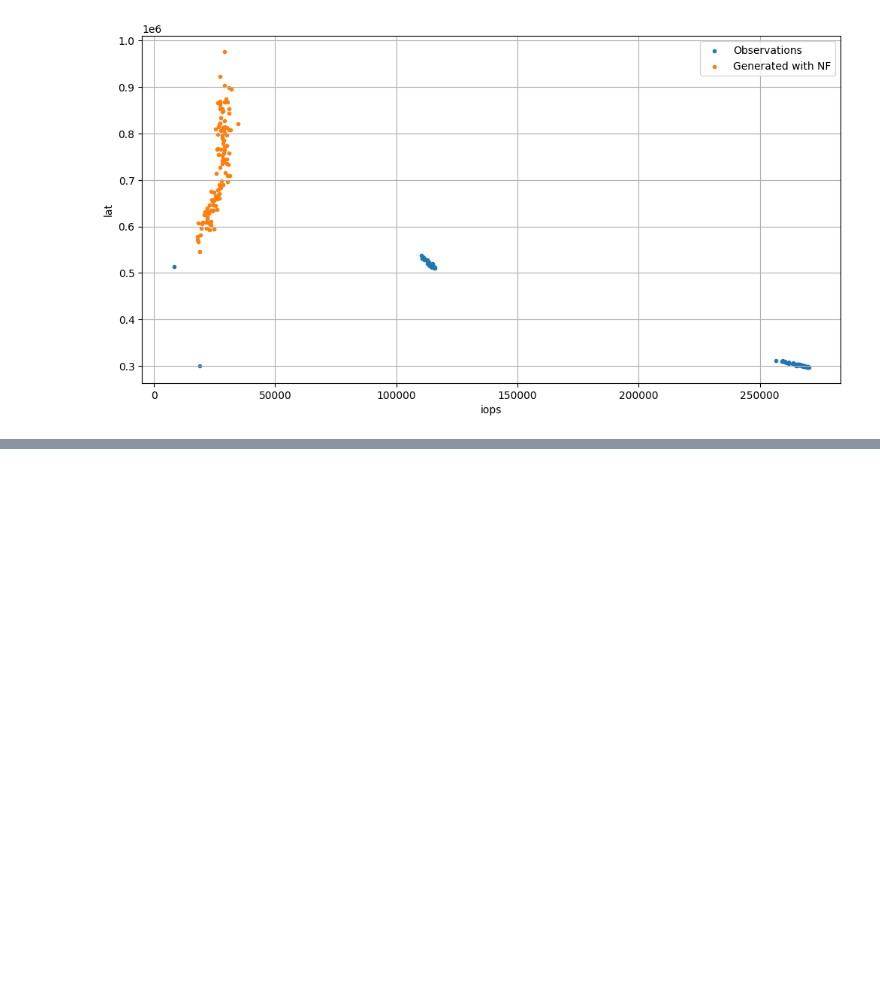
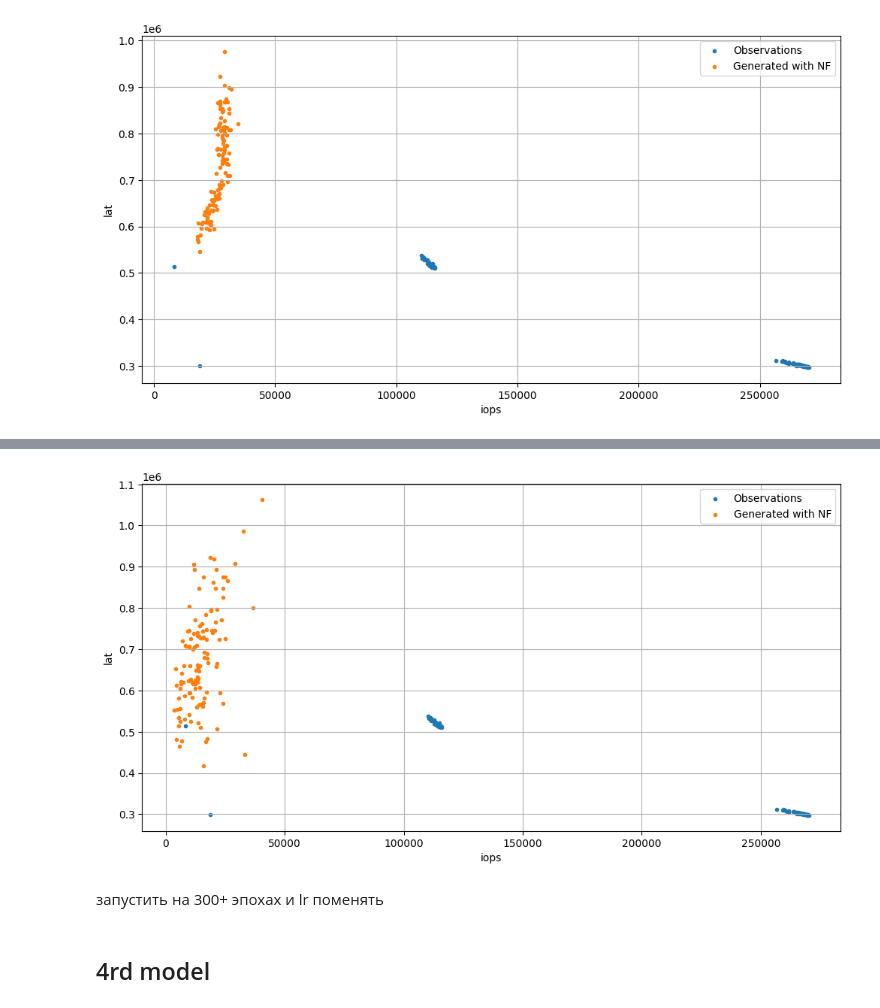
Before and after one commit to juliajones17/reliable_modeling, a Jupyter notebook: notebooks/proj.ipynb, the cells around one changed output, grey strips where cells are left out. Saved outputs shown, nothing was run; the diff lists cells and outputs as text; code cells hidden in the pictures; blank space fills up the shorter version.

```diff
--- a/notebooks/proj.ipynb
+++ b/notebooks/proj.ipynb
@@ -341,0 +448,24 @@ plt.show()
+# %%
+y_test_2 = torch.tensor(test[test['id'] == 'hse-09132022-212616-z36709'][['iops', 'lat']].values)
+X_test_2 = torch.tensor(test[test['id'] == 'hse-09132022-212616-z36709'][['block_size', 'n_jobs', 'iodepth', 'read_fraction', 'io_type_num', 'n_disks']].values)
+# %%
+y_gen_2 = model.sample(stscaler.transform(X_test_1.clone().detach()))
+# %%
+y_gen_2 = scaler.inverse_transform(y_gen_2)
+# %%
+plt.figure(figsize=(12, 6))
+
+plt.scatter(y_test_2[:, 0], y_test_2[:, 1], marker='.', label='Observations', linewidth=1)
+plt.scatter(y_gen_2[:, 0], y_gen_2[:, 1], marker='.', label='Generated with NF', color='C1', linewidth=1)
+
+plt.xlabel("iops")
+plt.ylabel("lat")
+plt.grid()
+plt.legend()
+plt.show()
+# %% [output]
+[figure, added]
+# %% [markdown]
+запустить на 300+ эпохах и lr поменять
+# %% [markdown]
+## 4rd model
```
Also changed, not shown: parts of 264 cells of this notebook.
